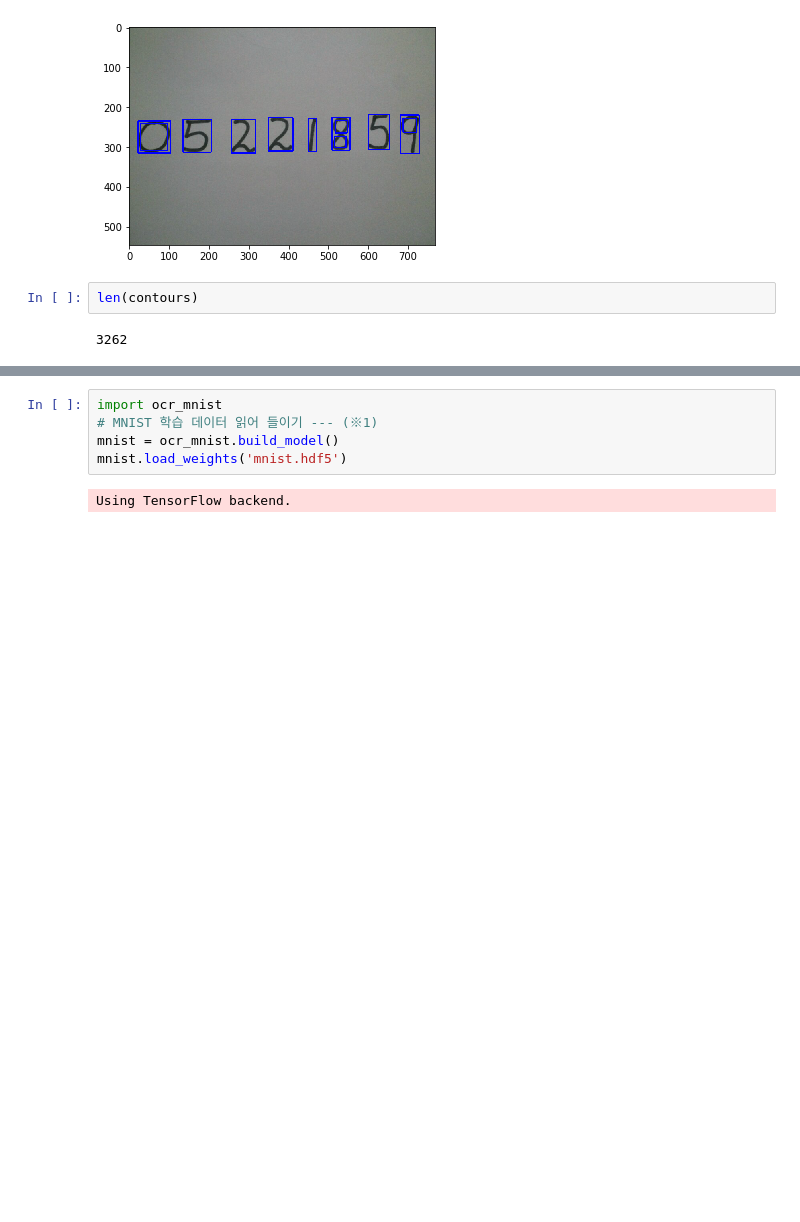
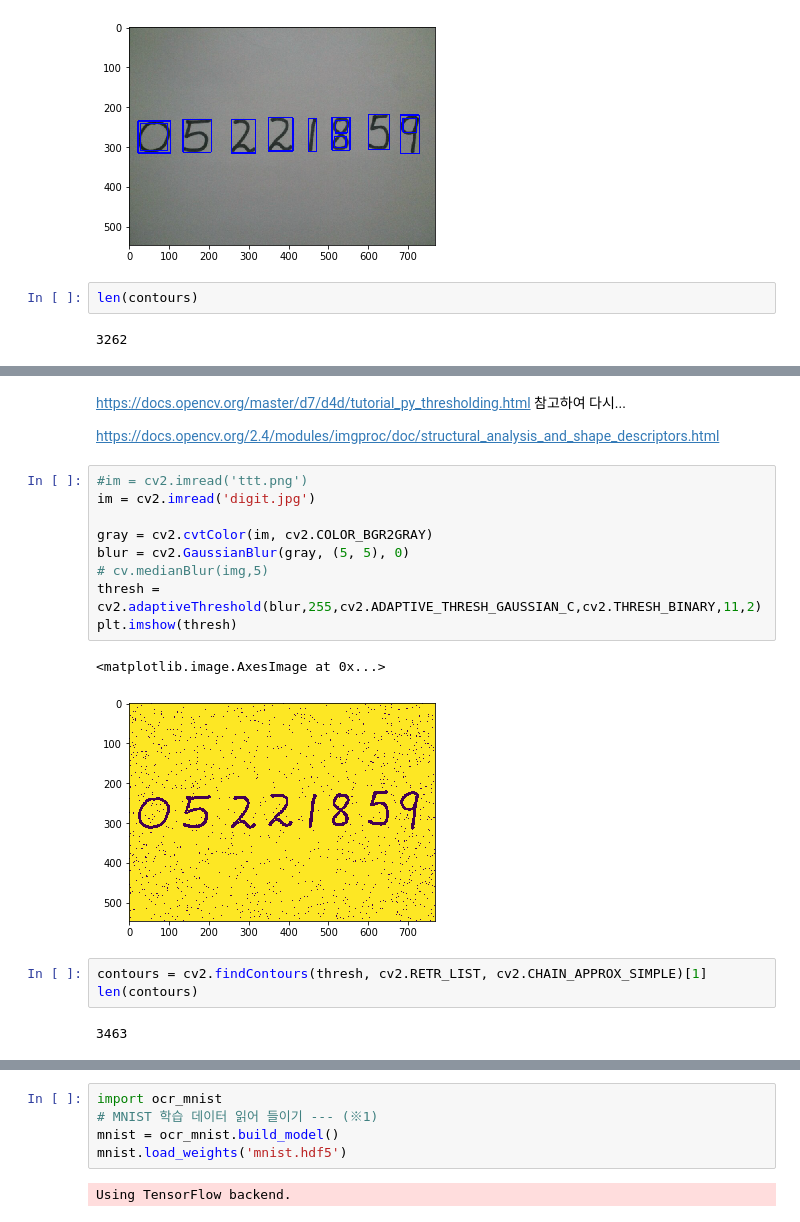
Before and after one commit to MeganaD/py4ml_wikibook, a Jupyter notebook: ch7/ocr.ipynb, the cells around one changed output, grey strips where cells are left out. Drawn from its saved outputs; the diff is of its cells as text; blank space fills up the shorter version.

```diff
--- a/ch7/ocr.ipynb
+++ b/ch7/ocr.ipynb
@@ -49,0 +67,21 @@ len(contours)
+# %% [markdown]
+https://docs.opencv.org/master/d7/d4d/tutorial_py_thresholding.html 참고하여 다시...
+
+https://docs.opencv.org/2.4/modules/imgproc/doc/structural_analysis_and_shape_descriptors.html
+# %%
+#im = cv2.imread('ttt.png')
+im = cv2.imread('digit.jpg')
+
+gray = cv2.cvtColor(im, cv2.COLOR_BGR2GRAY)
+blur = cv2.GaussianBlur(gray, (5, 5), 0)
+# cv.medianBlur(img,5)
+thresh = cv2.adaptiveThreshold(blur,255,cv2.ADAPTIVE_THRESH_GAUSSIAN_C,cv2.THRESH_BINARY,11,2)
+plt.imshow(thresh)
+# %% [output]
+<matplotlib.image.AxesImage at 0x...>
+[figure, added]
+# %%
+contours = cv2.findContours(thresh, cv2.RETR_LIST, cv2.CHAIN_APPROX_SIMPLE)[1]
+len(contours)
+# %% [output]
+3463
```
Also changed, not shown: parts of 10 cells of this notebook, 22 other files.
